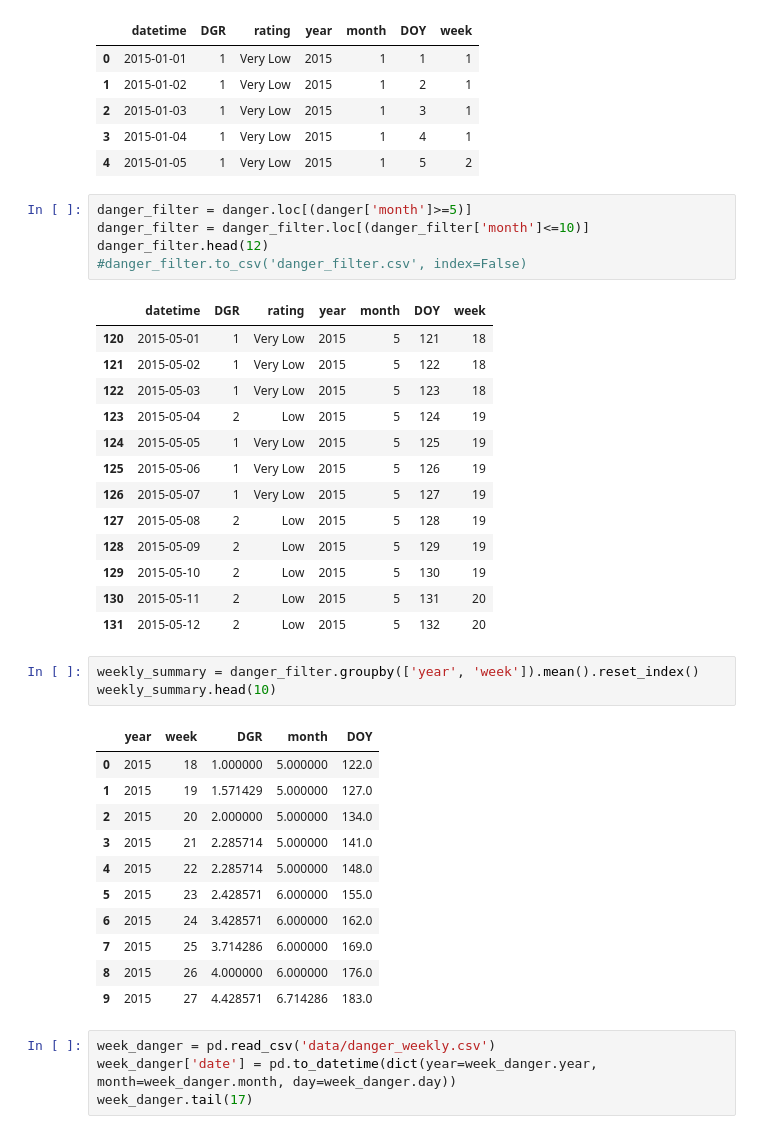
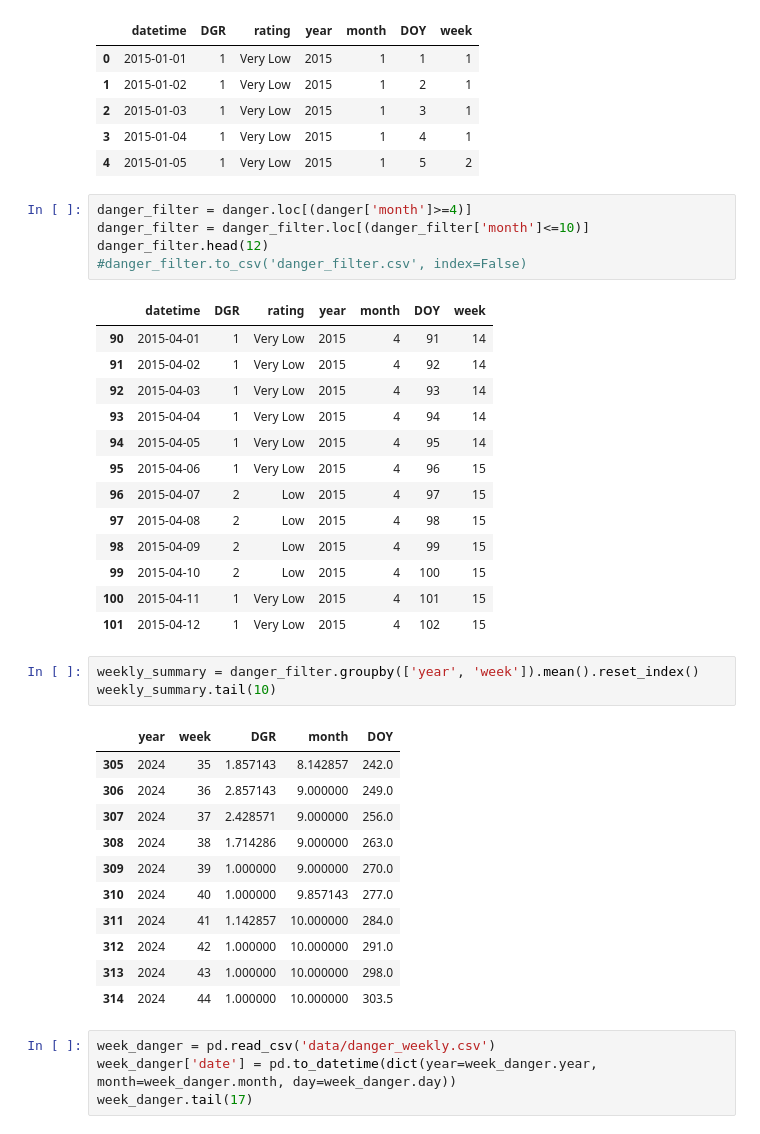
Before and after one commit to pmarshall24/Climate-Summary, a Jupyter notebook: crossover.ipynb, the cells around one changed output. Drawn from its saved outputs; the diff is of its cells as text.

```diff
--- a/crossover.ipynb
+++ b/crossover.ipynb
@@ -247,39 +252,39 @@ danger.head()
 | 3 | 2015-01-04 | 1 | Very Low | 2015 | 1 | 4 | 1 |
 | 4 | 2015-01-05 | 1 | Very Low | 2015 | 1 | 5 | 2 |
 # %%
-danger_filter = danger.loc[(danger['month']>=5)]
+danger_filter = danger.loc[(danger['month']>=4)]
 danger_filter = danger_filter.loc[(danger_filter['month']<=10)]
 danger_filter.head(12)
 #danger_filter.to_csv('danger_filter.csv', index=False)
 # %% [output]
 |  | datetime | DGR | rating | year | month | DOY | week |
-| 120 | 2015-05-01 | 1 | Very Low | 2015 | 5 | 121 | 18 |
-| 121 | 2015-05-02 | 1 | Very Low | 2015 | 5 | 122 | 18 |
-| 122 | 2015-05-03 | 1 | Very Low | 2015 | 5 | 123 | 18 |
-| 123 | 2015-05-04 | 2 | Low | 2015 | 5 | 124 | 19 |
-| 124 | 2015-05-05 | 1 | Very Low | 2015 | 5 | 125 | 19 |
-| 125 | 2015-05-06 | 1 | Very Low | 2015 | 5 | 126 | 19 |
-| 126 | 2015-05-07 | 1 | Very Low | 2015 | 5 | 127 | 19 |
-| 127 | 2015-05-08 | 2 | Low | 2015 | 5 | 128 | 19 |
-| 128 | 2015-05-09 | 2 | Low | 2015 | 5 | 129 | 19 |
-| 129 | 2015-05-10 | 2 | Low | 2015 | 5 | 130 | 19 |
-| 130 | 2015-05-11 | 2 | Low | 2015 | 5 | 131 | 20 |
-| 131 | 2015-05-12 | 2 | Low | 2015 | 5 | 132 | 20 |
+| 90 | 2015-04-01 | 1 | Very Low | 2015 | 4 | 91 | 14 |
+| 91 | 2015-04-02 | 1 | Very Low | 2015 | 4 | 92 | 14 |
+| 92 | 2015-04-03 | 1 | Very Low | 2015 | 4 | 93 | 14 |
+| 93 | 2015-04-04 | 1 | Very Low | 2015 | 4 | 94 | 14 |
+| 94 | 2015-04-05 | 1 | Very Low | 2015 | 4 | 95 | 14 |
+| 95 | 2015-04-06 | 1 | Very Low | 2015 | 4 | 96 | 15 |
+| 96 | 2015-04-07 | 2 | Low | 2015 | 4 | 97 | 15 |
+| 97 | 2015-04-08 | 2 | Low | 2015 | 4 | 98 | 15 |
+| 98 | 2015-04-09 | 2 | Low | 2015 | 4 | 99 | 15 |
+| 99 | 2015-04-10 | 2 | Low | 2015 | 4 | 100 | 15 |
+| 100 | 2015-04-11 | 1 | Very Low | 2015 | 4 | 101 | 15 |
+| 101 | 2015-04-12 | 1 | Very Low | 2015 | 4 | 102 | 15 |
 # %%
 weekly_summary = danger_filter.groupby(['year', 'week']).mean().reset_index()
-weekly_summary.head(10)
+weekly_summary.tail(10)
 # %% [output]
 |  | year | week | DGR | month | DOY |
-| 0 | 2015 | 18 | 1.000000 | 5.000000 | 122.0 |
-| 1 | 2015 | 19 | 1.571429 | 5.000000 | 127.0 |
-| 2 | 2015 | 20 | 2.000000 | 5.000000 | 134.0 |
-| 3 | 2015 | 21 | 2.285714 | 5.000000 | 141.0 |
-| 4 | 2015 | 22 | 2.285714 | 5.000000 | 148.0 |
-| 5 | 2015 | 23 | 2.428571 | 6.000000 | 155.0 |
-| 6 | 2015 | 24 | 3.428571 | 6.000000 | 162.0 |
-| 7 | 2015 | 25 | 3.714286 | 6.000000 | 169.0 |
-| 8 | 2015 | 26 | 4.000000 | 6.000000 | 176.0 |
-| 9 | 2015 | 27 | 4.428571 | 6.714286 | 183.0 |
+| 305 | 2024 | 35 | 1.857143 | 8.142857 | 242.0 |
+| 306 | 2024 | 36 | 2.857143 | 9.000000 | 249.0 |
+| 307 | 2024 | 37 | 2.428571 | 9.000000 | 256.0 |
+| 308 | 2024 | 38 | 1.714286 | 9.000000 | 263.0 |
+| 309 | 2024 | 39 | 1.000000 | 9.000000 | 270.0 |
+| 310 | 2024 | 40 | 1.000000 | 9.857143 | 277.0 |
+| 311 | 2024 | 41 | 1.142857 | 10.000000 | 284.0 |
+| 312 | 2024 | 42 | 1.000000 | 10.000000 | 291.0 |
+| 313 | 2024 | 43 | 1.000000 | 10.000000 | 298.0 |
+| 314 | 2024 | 44 | 1.000000 | 10.000000 | 303.5 |
 # %%
 week_danger = pd.read_csv('data/danger_weekly.csv')
 week_danger['date'] = pd.to_datetime(dict(year=week_danger.year, month=week_danger.month, day=week_danger.day))
```
Also changed, not shown: parts of 6 cells of this notebook, 3 other files.
